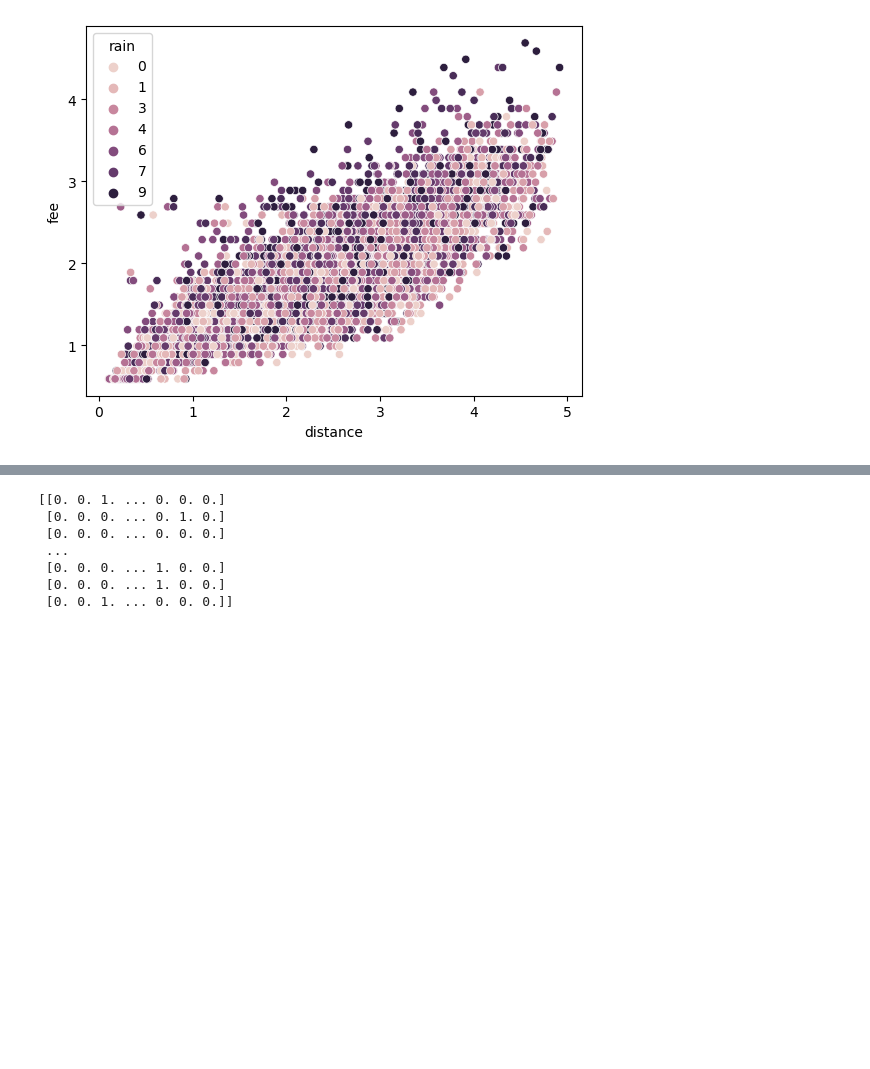
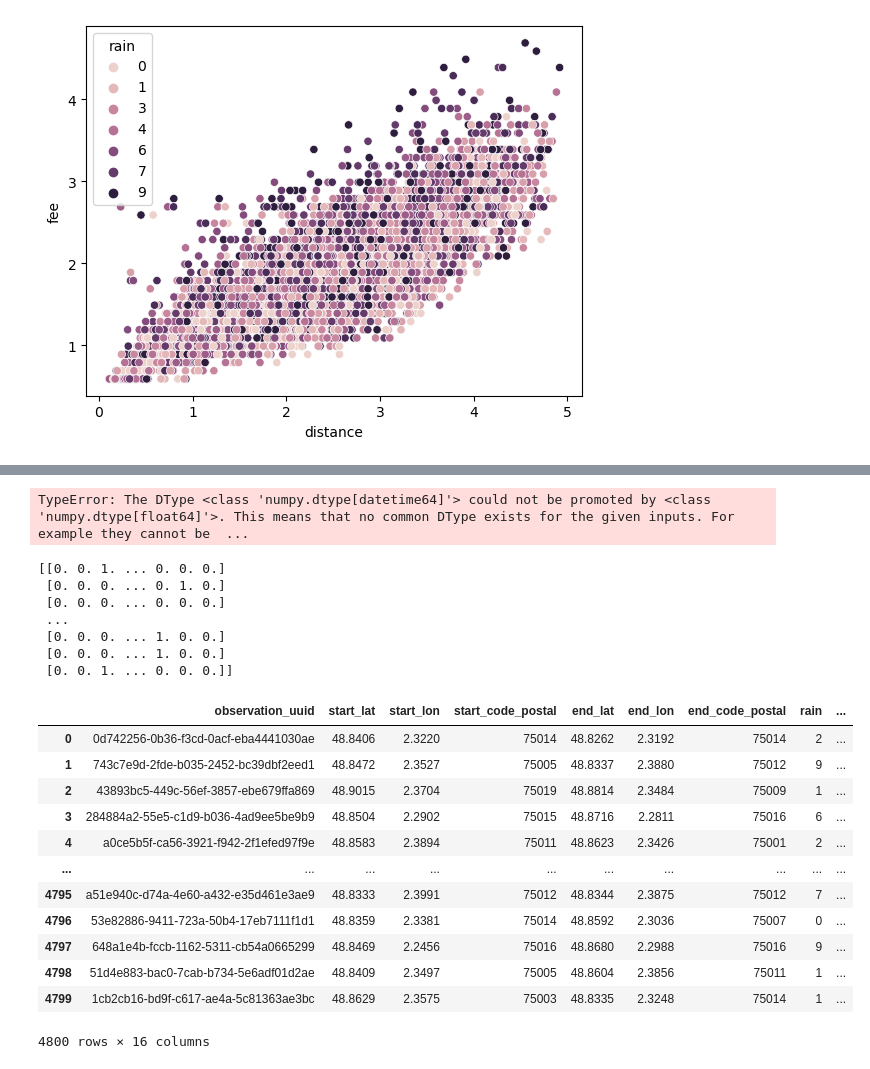
Before and after one commit to quentinchichery/hackathon-peren-2022, a Jupyter notebook: 01-exploration.ipynb, the cells around one changed output, grey strips where cells are left out. Drawn from its saved outputs; the diff is of its cells as text; code cells hidden in the pictures; blank space fills up the shorter version.

Commit message:
start pipeline

```diff
--- a/01-exploration.ipynb
+++ b/01-exploration.ipynb
@@ -167,3 +167,34 @@ Text(0.5, 0, 'hour')
+# %%
+categorical_features = ['day_of_week']
+numeric_features = ['rain', 'heat', 'fee', 'distance', 'time_obj']
+
+from sklearn.pipeline import Pipeline
+from sklearn.preprocessing import OneHotEncoder
+
+categorical_transformer = Pipeline(steps=[
+    ('onehot', OneHotEncoder(handle_unknown='ignore')),
+])
+
+from sklearn.impute import SimpleImputer
+from sklearn.preprocessing import StandardScaler
+
+numeric_transformer = Pipeline(steps=[
+    ('imputer', SimpleImputer(strategy='median')),
+    ('scaler', StandardScaler()),
+])
+
+from sklearn.compose import ColumnTransformer
+
+preprocessor = ColumnTransformer(
+    transformers=[
+        ('num', numeric_transformer, numeric_features),
+        ('cat', categorical_transformer, categorical_features)
+    ]
+)
+
+pd.DataFrame(preprocessor.fit_transform(df[['day_of_week','rain', 'heat', 'time_obj', 'fee', 'distance']]))
+# %% [output]
+TypeError: The DType <class 'numpy.dtype[datetime64]'> could not be promoted by <class 'numpy.dtype[float64]'>. This means that no common DType exists for the given inputs. For example they cannot be  ...
 # %%
 from sklearn.preprocessing import OneHotEncoder
 
@@ -178,3 +209,19 @@ print(transformed.toarray())
  [0. 0. 0. ... 1. 0. 0.]
  [0. 0. 0. ... 1. 0. 0.]
  [0. 0. 1. ... 0. 0. 0.]]
+# %%
+df
+# %% [output]
+|  | observation_uuid | start_lat | start_lon | start_code_postal | end_lat | end_lon | end_code_postal | rain | ... |
+| 0 | 0d742256-0b36-f3cd-0acf-eba4441030ae | 48.8406 | 2.3220 | 75014 | 48.8262 | 2.3192 | 75014 | 2 | ... |
+| 1 | 743c7e9d-2fde-b035-2452-bc39dbf2eed1 | 48.8472 | 2.3527 | 75005 | 48.8337 | 2.3880 | 75012 | 9 | ... |
+| 2 | 43893bc5-449c-56ef-3857-ebe679ffa869 | 48.9015 | 2.3704 | 75019 | 48.8814 | 2.3484 | 75009 | 1 | ... |
+| 3 | 284884a2-55e5-c1d9-b036-4ad9ee5be9b9 | 48.8504 | 2.2902 | 75015 | 48.8716 | 2.2811 | 75016 | 6 | ... |
+| 4 | a0ce5b5f-ca56-3921-f942-2f1efed97f9e | 48.8583 | 2.3894 | 75011 | 48.8623 | 2.3426 | 75001 | 2 | ... |
+| ... | ... | ... | ... | ... | ... | ... | ... | ... | ... |
+| 4795 | a51e940c-d74a-4e60-a432-e35d461e3ae9 | 48.8333 | 2.3991 | 75012 | 48.8344 | 2.3875 | 75012 | 7 | ... |
+| 4796 | 53e82886-9411-723a-50b4-17eb7111f1d1 | 48.8359 | 2.3381 | 75014 | 48.8592 | 2.3036 | 75007 | 0 | ... |
+| 4797 | 648a1e4b-fccb-1162-5311-cb54a0665299 | 48.8469 | 2.2456 | 75016 | 48.8680 | 2.2988 | 75016 | 9 | ... |
+| 4798 | 51d4e883-bac0-7cab-b734-5e6adf01d2ae | 48.8409 | 2.3497 | 75005 | 48.8604 | 2.3856 | 75011 | 1 | ... |
+| 4799 | 1cb2cb16-bd9f-c617-ae4a-5c81363ae3bc | 48.8629 | 2.3575 | 75003 | 48.8335 | 2.3248 | 75014 | 1 | ... |
+4800 rows × 16 columns
```
Also changed, not shown: parts of 5 cells of this notebook.
